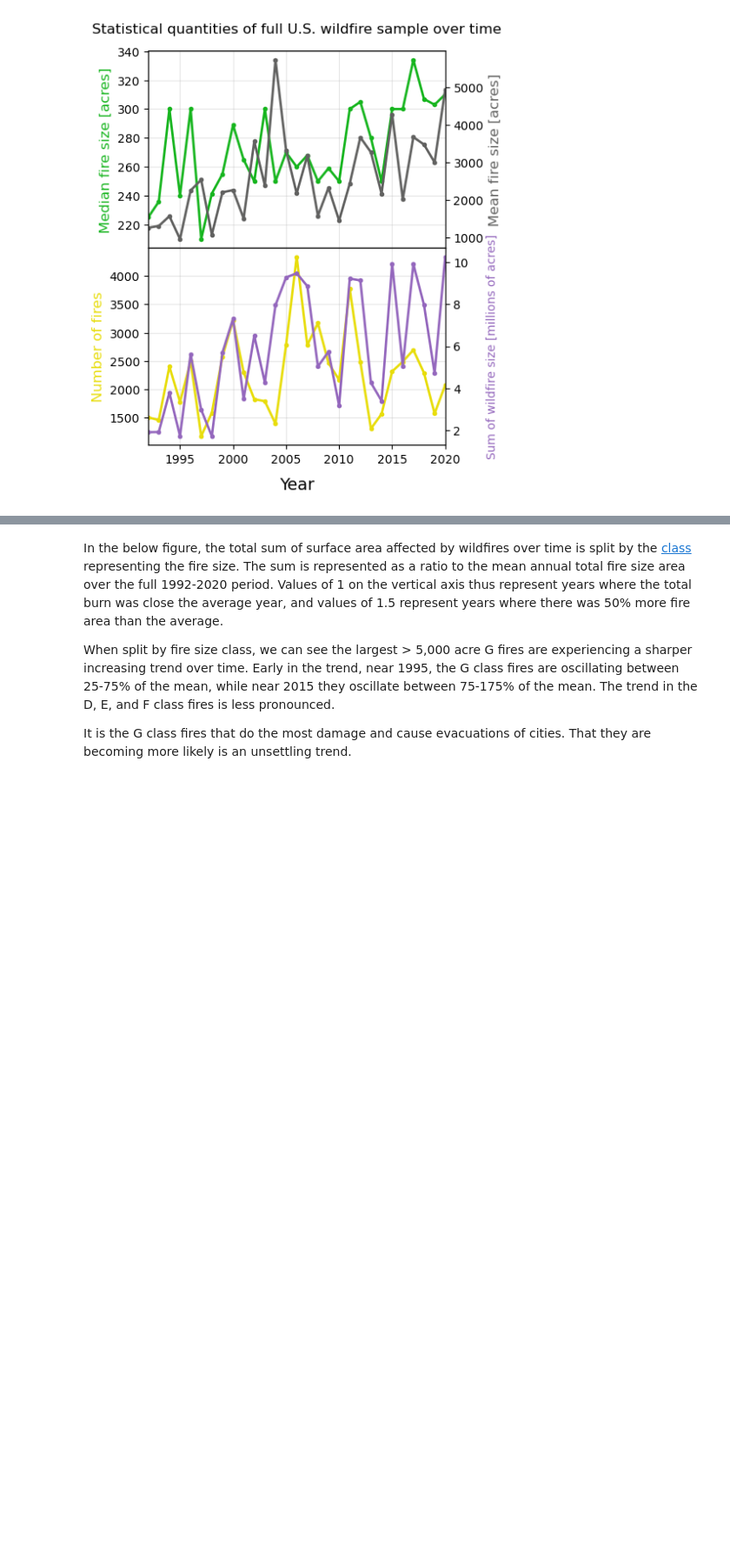
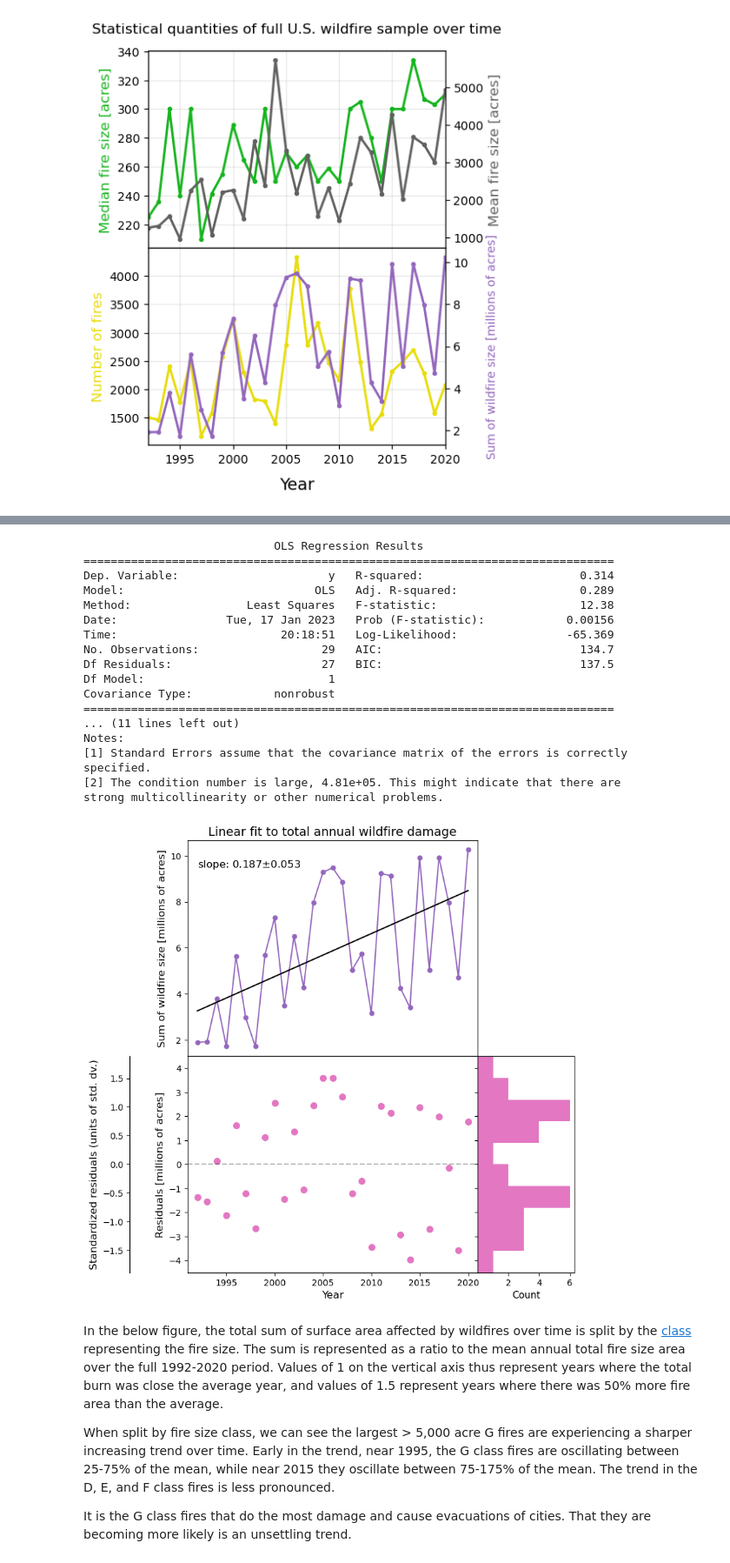
Before and after one commit to rucskajj/Data-Science-Projects, a Jupyter notebook: USWildfires00-20/US_Wildfires_Analysis.ipynb, the cells around one changed output, grey strips where cells are left out. Shown at 87% size. Cells and saved outputs as stored; diff of their text form; code cells hidden in the pictures; blank space fills up the shorter version.

Commit message:
Added a linear regression for the total wildfire area data.

```diff
--- a/USWildfires00-20/US_Wildfires_Analysis.ipynb
+++ b/USWildfires00-20/US_Wildfires_Analysis.ipynb
@@ -218,3 +208,82 @@ pltrs.plot_firesize_overtime(med_all, mean_all, sum_all, cnt_all,
+# %%
+years_sm = sum_all.index
+fire_sum = sum_all.values/1e6
+years = years_sm.copy()
+# add constant term for statsmodels git
+years_sm = sm.add_constant(years_sm)
+
+# fit model with Ordinary Least Squares technique
+result = sm.OLS(fire_sum, years_sm).fit()
+fitparams = result.params
+print(result.summary())
+
+fig, axes = plt.subplots(2,2, gridspec_kw={'width_ratios': [3, 1]}, figsize=[8,9])
+plt.subplots_adjust(wspace=0.0, hspace=0.0)
+axes[0,1].axis("off")
+
+ax = axes[0,0]
+ax.plot(sum_all/1e6, '.-', ms=10, color='C4')
+ax.plot(yr, result.fittedvalues, color='k')
+ax.set_xlim([yr.min()-1, yr.max()+1])
+ax.set_ylabel("Sum of wildfire size [millions of acres]", fontsize=12)
+ax.set_title("Linear fit to total annual wildfire damage", fontsize=14, pad=5)
+
+ax.text(1992, 9.5,
+        "slope: {:.3f}$\pm${:.3f}".format(result.params[1], result.bse[1]),
+       fontsize=12)
+
+# Residuals, in two units
+ax = axes[1,0]
+residlim = 4.5
+ax.plot(yr, result.resid,
+        '.', ms=14, color='C6')
+ax.set_xlim([yr.min()-1, yr.max()+1])
+# Units of fire sum (millions of acres)
+ax.set_ylim([-residlim, residlim])
+ax.hlines(0.0, yr.min()-1, yr.max()+1, ls='--', color='k', alpha=0.3)
+ax.set_ylabel("Residuals [millions of acres]", fontsize=12)
+ax.set_xlabel("Year", fontsize=12)
+
+ax2 = ax.twinx()
+# Units of standardized residuals
+ax2.set_ylim([-residlim/np.sqrt(result.mse_resid),
+              residlim/np.sqrt(result.mse_resid)])
+ax2.spines["left"].set_position(("axes", -0.2))
+ax2.spines["left"].set_visible(True)
+ax2.yaxis.set_label_position('left')
+ax2.yaxis.set_ticks_position('left')
+ax2.set_ylabel("Standardized residuals (units of std. dv.)", fontsize=12)
+
+# Histogram of residuals
+ax = axes[1,1]
+bins = np.linspace(-residlim, residlim, 11)
+ax.hist(result.resid, bins=bins, color='C6',
+        orientation="horizontal")
+ax.set_xticks([2,4,6])
+ax.set_yticklabels("")
+ax.set_ylim([-residlim, residlim])
+ax.set_xlabel("Count", fontsize=11)
+
+plt.show()
+# %% [output]
+                            OLS Regression Results
+==============================================================================
+Dep. Variable:                      y   R-squared:                       0.314
+Model:                            OLS   Adj. R-squared:                  0.289
+Method:                 Least Squares   F-statistic:                     12.38
+Date:                Tue, 17 Jan 2023   Prob (F-statistic):            0.00156
+Time:                        20:18:51   Log-Likelihood:                -65.369
+No. Observations:                  29   AIC:                             134.7
+Df Residuals:                      27   BIC:                             137.5
+Df Model:                           1
+Covariance Type:            nonrobust
+==============================================================================
+... (11 lines left out)
+Notes:
+[1] Standard Errors assume that the covariance matrix of the errors is correctly specified.
+[2] The condition number is large, 4.81e+05. This might indicate that there are
+strong multicollinearity or other numerical problems.
+[figure, added]
 # %% [markdown]
 In the below figure, the total sum of surface area affected by wildfires over time is split by the [class](https://www.nwcg.gov/term/glossary/size-class-of-fire) representing the fire size. The sum is represented as a ratio to the mean annual total fire size area over the full 1992-2020 period. Values of 1 on the vertical axis thus represent years where the total burn was close the average year, and values of 1.5 represent years where there was 50% more fire area than the average.
 
```
Also changed, not shown: parts of 7 cells of this notebook, 1 other file.
